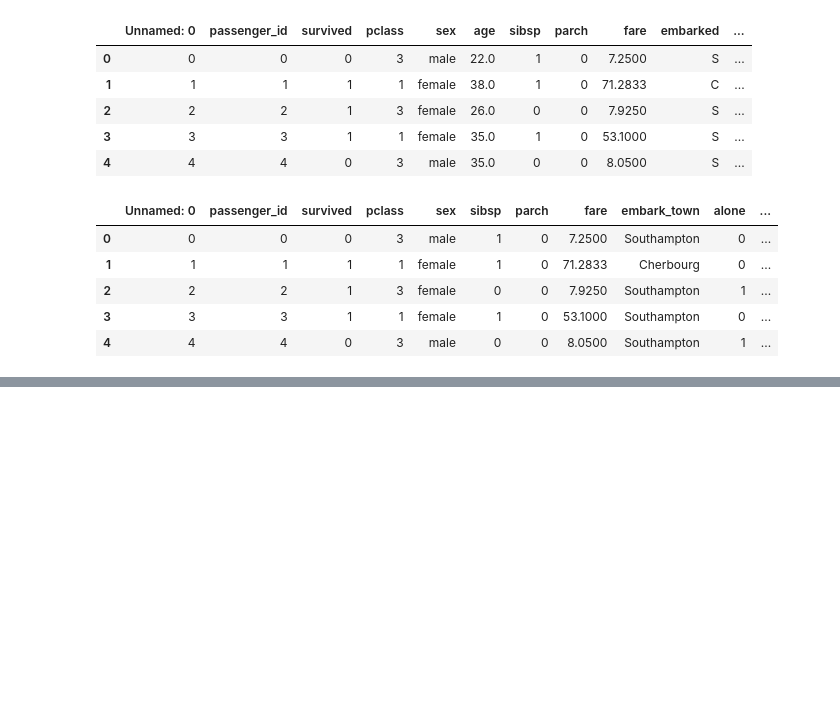
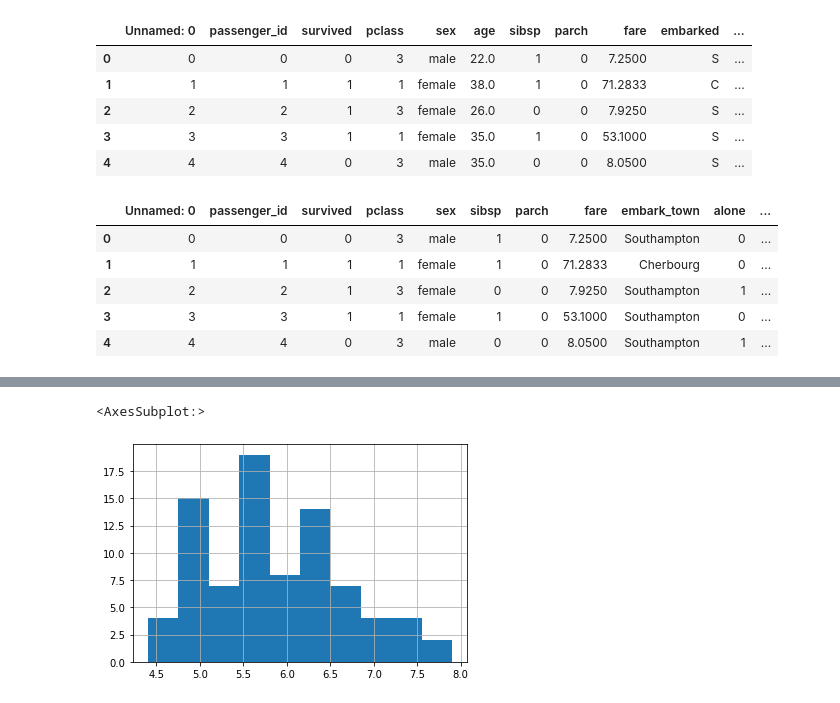
Before and after one commit to SchneemannDavid/Classification, a Jupyter notebook: exercises/classification_exercises.ipynb, the cells around one changed output, grey strips where cells are left out. Drawn from its saved outputs; the diff is of its cells as text; code cells hidden in the pictures; blank space fills up the shorter version.

```diff
--- a/exercises/classification_exercises.ipynb
+++ b/exercises/classification_exercises.ipynb
@@ -1144,0 +1151,23 @@ prep_titanic.head()
+# %%
+import pandas as pd
+import numpy as np
+import matplotlib.pyplot as plt
+import seaborn as sns
+import scipy
+import math
+
+# import splitting and imputing functions
+######## implementing fresh split function below...
+from sklearn.impute import SimpleImputer
+
+# turn off pink boxes for demo
+import warnings
+warnings.filterwarnings("ignore")
+
+# import our own acquire module
+import acquire
+
+iris = acquire.get_iris_data()
+iris = iris.drop(columns=['Unnamed: 0'])
+iris = iris.drop(columns=['species_id.1'])
+iris.head()
@@ -1144,0 +1181,17 @@ prep_titanic.head()
+# %%
+def train_validate_test_split(df, target, seed=123):
+    '''
+    This function takes in a dataframe, the name of the target variable
+    (for stratification purposes), and an integer for a setting a seed
+    and splits the data into train, validate and test.
+    Test is 20% of the original dataset, validate is .30*.80= 24% of the
+    original dataset, and train is .70*.80= 56% of the original dataset.
+    The function returns, in this order, train, validate and test dataframes.
+    '''
+    train_validate, test = train_test_split(df, test_size=0.2,
+                                            random_state=seed,
+                                            stratify=df[target])
+    train, validate = train_test_split(train_validate, test_size=0.3,
+                                       random_state=seed,
+                                       stratify=train_validate[target])
+    return train, validate, test
@@ -1144,0 +1200,2 @@ prep_titanic.head()
+# %%
+train, validate, test = train_validate_test_split(iris, target='species_id')
@@ -1144,0 +1245,5 @@ prep_titanic.head()
+# %%
+train.sepal_length.hist()
+# %% [output]
+<AxesSubplot:>
+[figure, added]
```
Also changed, not shown: parts of 35 cells of this notebook, 2 other files.
